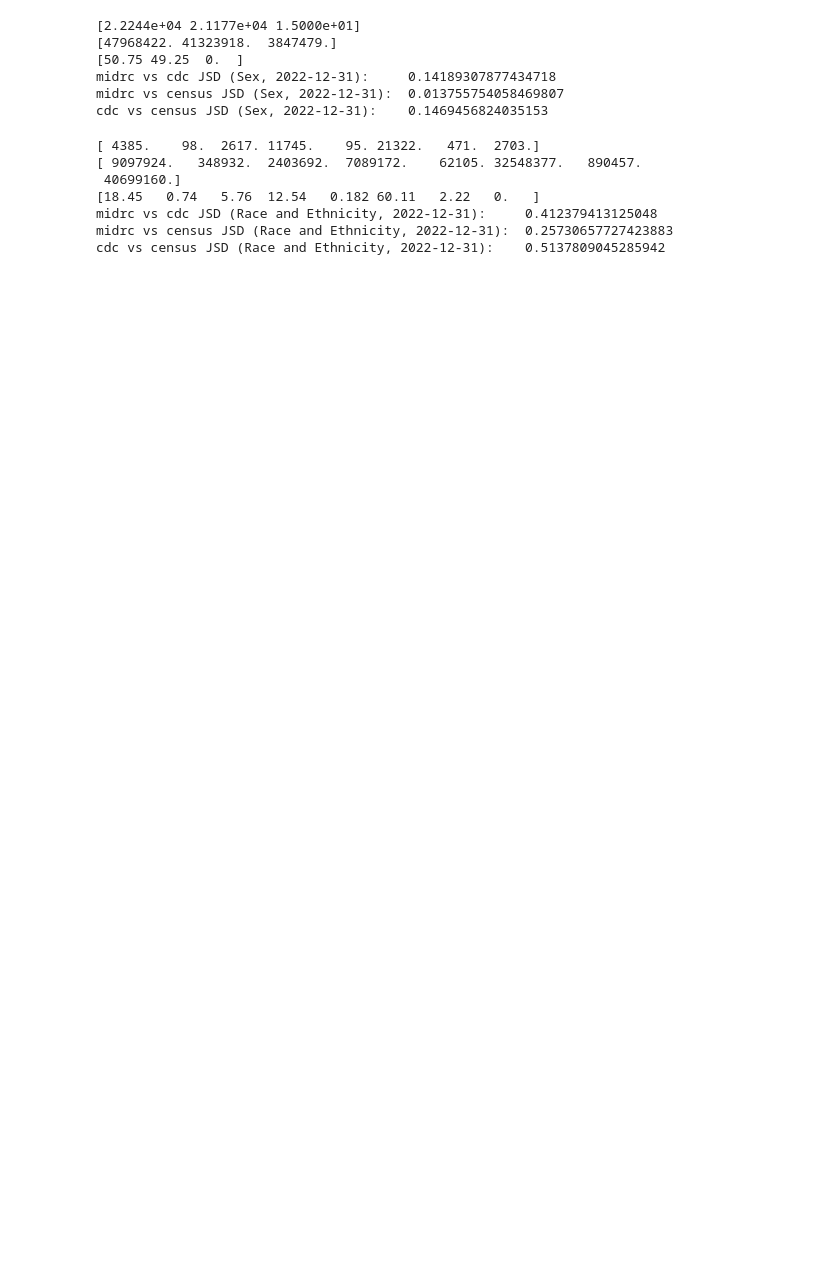
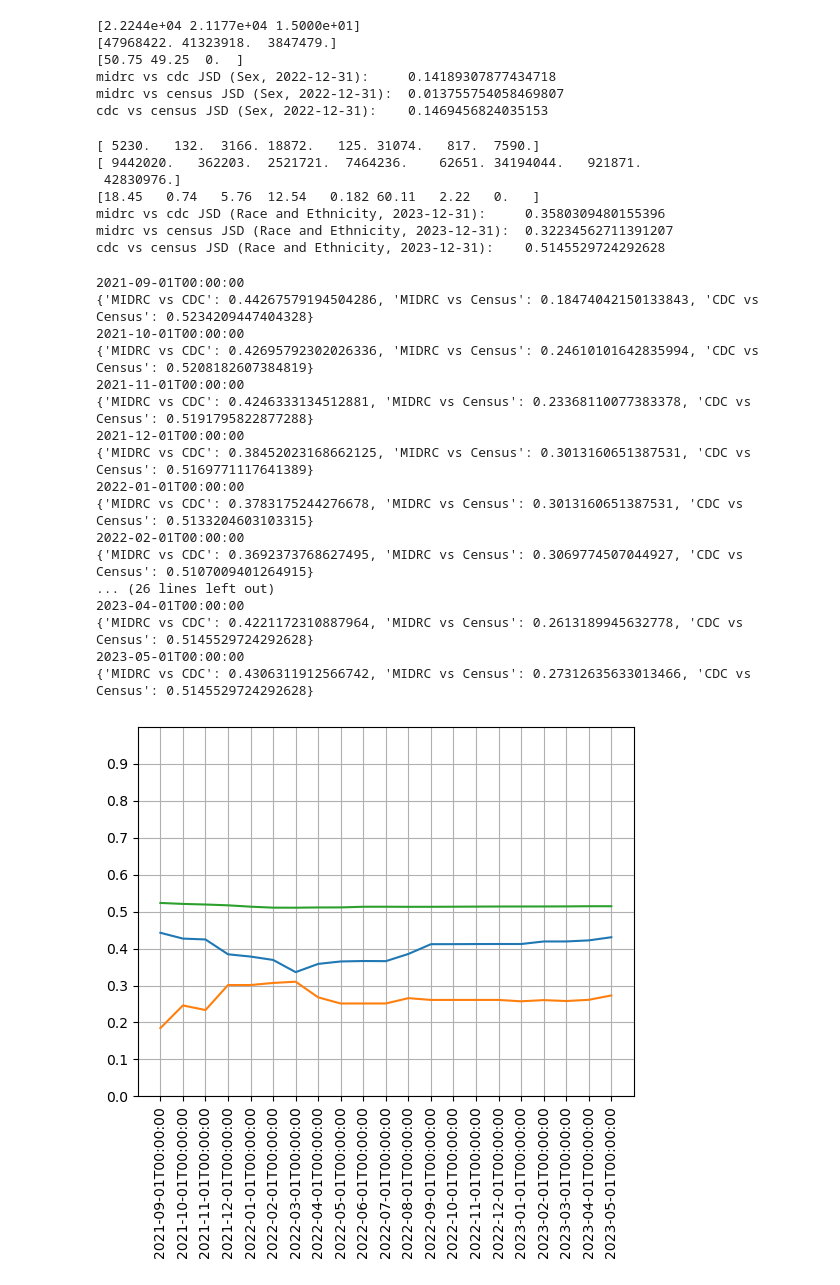
Before and after one commit to MIDRC/MIDRC_Diversity_Calculator, a Jupyter notebook: Untitled.ipynb, the cells around one changed output. Drawn from its saved outputs; the diff is of its cells as text; code cells hidden in the pictures; blank space fills up the shorter version.

Commit message:
Add date range and plots to jupyter notebook

```diff
--- a/Untitled.ipynb
+++ b/Untitled.ipynb
@@ -297,7 +297,7 @@ cdc vs census JSD (Sex, 2022-12-31):    0.1469456824035153
 # Set the sheet name and the date
 # Options for sheet name: Sex, Race, Ethnicity, Race and Ethnicity
 sheet_name = 'Race and Ethnicity'
-date = np.datetime64('2022-12-31')
+date = np.datetime64('2023-12-31')
 
 distances, sheet_data = calcjsd(sheet_name, date)
 
@@ -309,10 +309,62 @@ print( f'midrc vs cdc JSD ({sheet_name}, {date}):    ', distances['MIDRC vs CDC'
 print( f'midrc vs census JSD ({sheet_name}, {date}): ', distances['MIDRC vs Census'] )
 print( f'cdc vs census JSD ({sheet_name}, {date}):   ', distances['CDC vs Census'] )
 # %% [output]
-[ 4385.    98.  2617. 11745.    95. 21322.   471.  2703.]
-[ 9097924.   348932.  2403692.  7089172.    62105. 32548377.   890457.
- 40699160.]
+[ 5230.   132.  3166. 18872.   125. 31074.   817.  7590.]
+[ 9442020.   362203.  2521721.  7464236.    62651. 34194044.   921871.
+ 42830976.]
 [18.45   0.74   5.76  12.54   0.182 60.11   2.22   0.   ]
-midrc vs cdc JSD (Race and Ethnicity, 2022-12-31):     0.412379413125048
-midrc vs census JSD (Race and Ethnicity, 2022-12-31):  0.25730657727423883
-cdc vs census JSD (Race and Ethnicity, 2022-12-31):    0.5137809045285942
+midrc vs cdc JSD (Race and Ethnicity, 2023-12-31):     0.3580309480155396
+midrc vs census JSD (Race and Ethnicity, 2023-12-31):  0.32234562711391207
+cdc vs census JSD (Race and Ethnicity, 2023-12-31):    0.5145529724292628
+# %%
+# Set the sheet name and the date
+# Options for sheet name: Sex, Race, Ethnicity, Race and Ethnicity
+sheet_name = 'Race and Ethnicity'
+#date = np.datetime64('2022-12-31')
+
+from dateutil.rrule import *
+from datetime import date
+
+months = [day.isoformat() for day in rrule(MONTHLY, dtstart=date(2021,9,1), until=date(2023,5,1))]
+#print(months)
+
+midrc_cdc = []
+midrc_census = []
+cdc_census = []
+
+for month in months:
+    distances, sheet_data = calcjsd(sheet_name, np.datetime64(month))
+    print(month)
+    #print(sheet_data)
+    print(distances)
+    midrc_cdc.append(distances['MIDRC vs CDC'])
+    midrc_census.append(distances['MIDRC vs Census'])
+    cdc_census.append(distances['CDC vs Census'])
+
+import matplotlib.pyplot as plt
+plt.plot(months,midrc_cdc)
+plt.plot(midrc_census)
+plt.plot(cdc_census)
+plt.ylim(0,1)
+plt.xticks(rotation='vertical')
+plt.yticks(np.arange(0.0,1.0,0.1))
+plt.grid()
+# %% [output]
+2021-09-01T00:00:00
+{'MIDRC vs CDC': 0.44267579194504286, 'MIDRC vs Census': 0.18474042150133843, 'CDC vs Census': 0.5234209447404328}
+2021-10-01T00:00:00
+{'MIDRC vs CDC': 0.42695792302026336, 'MIDRC vs Census': 0.24610101642835994, 'CDC vs Census': 0.5208182607384819}
+2021-11-01T00:00:00
+{'MIDRC vs CDC': 0.4246333134512881, 'MIDRC vs Census': 0.23368110077383378, 'CDC vs Census': 0.5191795822877288}
+2021-12-01T00:00:00
+{'MIDRC vs CDC': 0.38452023168662125, 'MIDRC vs Census': 0.3013160651387531, 'CDC vs Census': 0.5169771117641389}
+2022-01-01T00:00:00
+{'MIDRC vs CDC': 0.3783175244276678, 'MIDRC vs Census': 0.3013160651387531, 'CDC vs Census': 0.5133204603103315}
+2022-02-01T00:00:00
+{'MIDRC vs CDC': 0.3692373768627495, 'MIDRC vs Census': 0.3069774507044927, 'CDC vs Census': 0.5107009401264915}
+... (26 lines left out)
+2023-04-01T00:00:00
+{'MIDRC vs CDC': 0.4221172310887964, 'MIDRC vs Census': 0.2613189945632778, 'CDC vs Census': 0.5145529724292628}
+2023-05-01T00:00:00
+{'MIDRC vs CDC': 0.4306311912566742, 'MIDRC vs Census': 0.27312635633013466, 'CDC vs Census': 0.5145529724292628}
+[figure, added]
```
Also changed, not shown: parts of 1 cell of this notebook.
